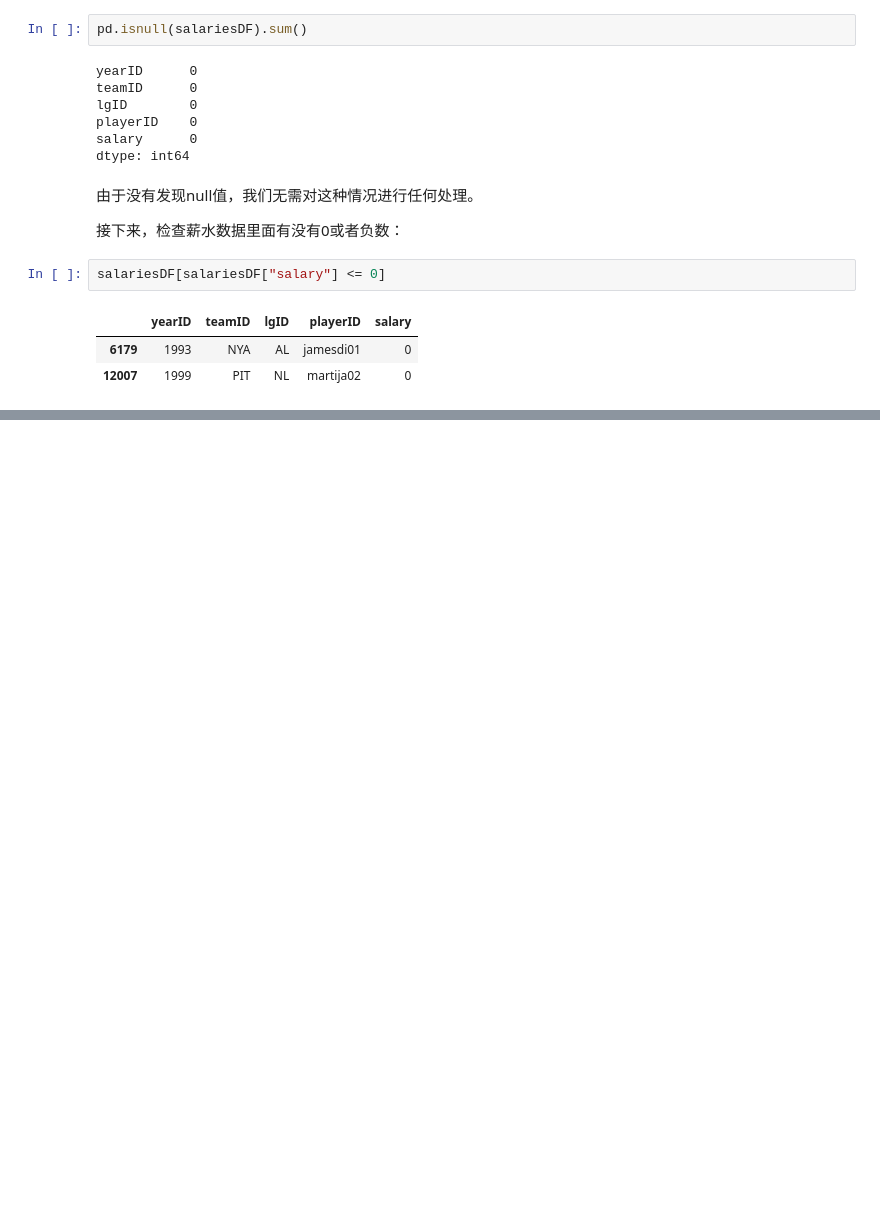
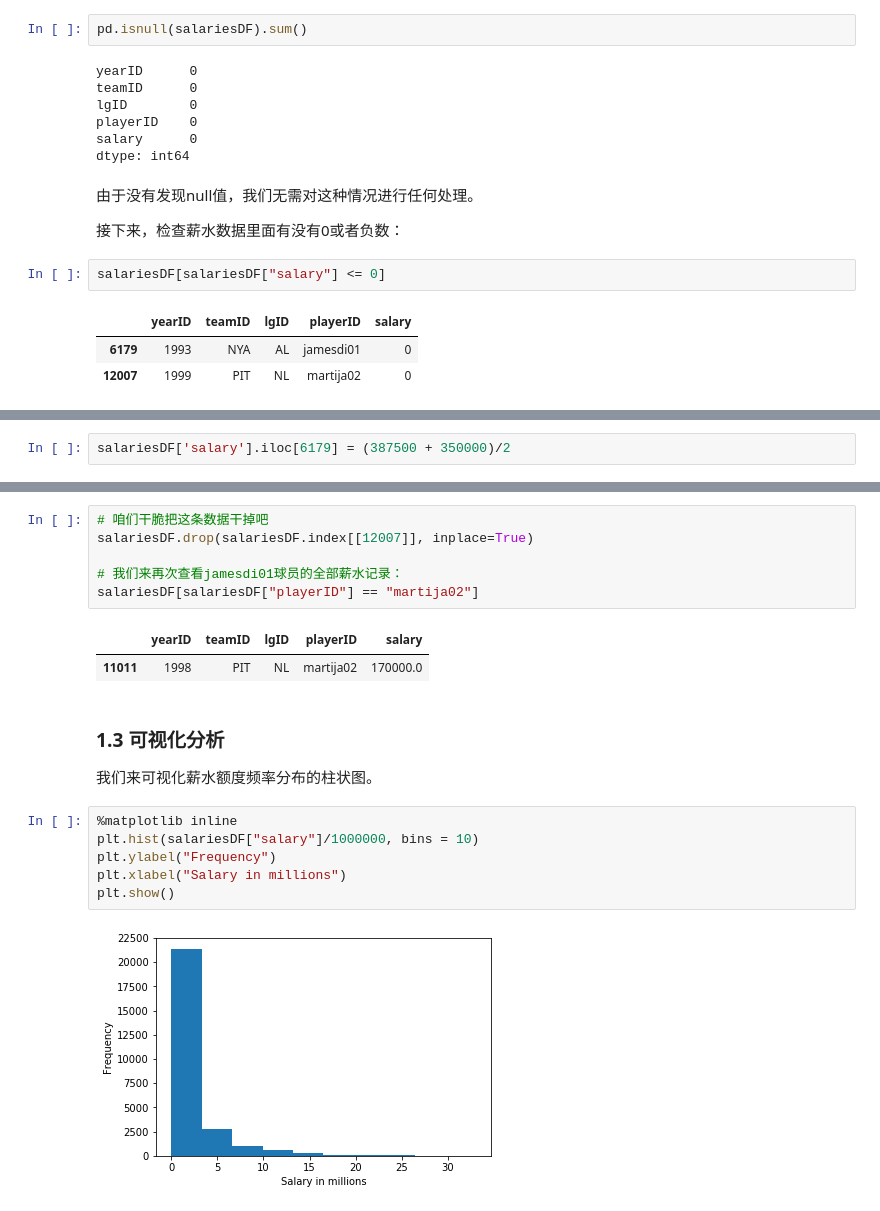
Before and after one commit to sunrise2075/ud-ml-basics-p4-dataset-investigation, a Jupyter notebook: data-report.ipynb, the cells around one changed output, grey strips where cells are left out. Saved outputs shown, nothing was run; the diff lists cells and outputs as text; blank space fills up the shorter version.

Commit message:
salary and year relationship investigation

```diff
--- a/data-report.ipynb
+++ b/data-report.ipynb
@@ -89,0 +103,2 @@ salariesDF[salariesDF["salary"] <= 0]
+# %%
+salariesDF['salary'].iloc[6179] = (387500 + 350000)/2
@@ -89,0 +155,21 @@ salariesDF[salariesDF["salary"] <= 0]
+# %%
+# 咱们干脆把这条数据干掉吧
+salariesDF.drop(salariesDF.index[[12007]], inplace=True)
+
+# 我们来再次查看jamesdi01球员的全部薪水记录：
+salariesDF[salariesDF["playerID"] == "martija02"]
+# %% [output]
+|  | yearID | teamID | lgID | playerID | salary |
+| 11011 | 1998 | PIT | NL | martija02 | 170000.0 |
+# %% [markdown]
+### 1.3 可视化分析
+
+我们来可视化薪水额度频率分布的柱状图。
+# %%
+%matplotlib inline
+plt.hist(salariesDF["salary"]/1000000, bins = 10)
+plt.ylabel("Frequency")
+plt.xlabel("Salary in millions")
+plt.show()
+# %% [output]
+[figure, added]
```
Also changed, not shown: parts of 18 cells of this notebook.
